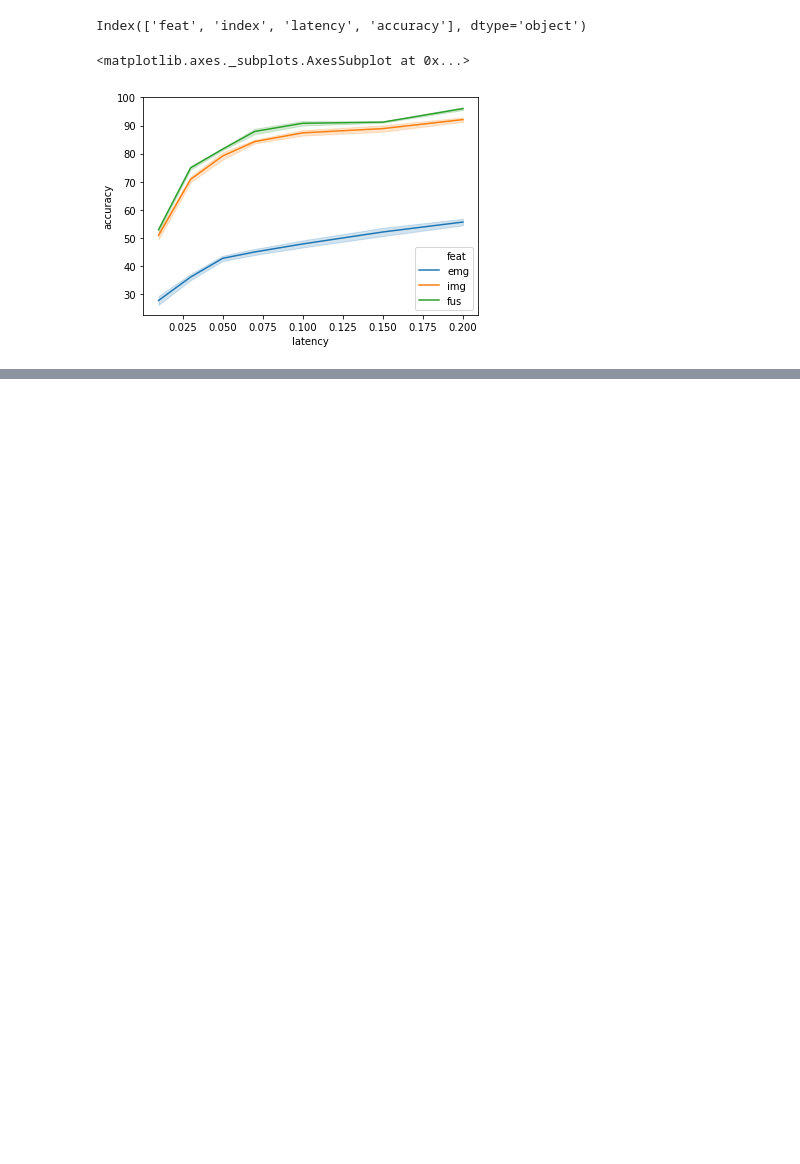
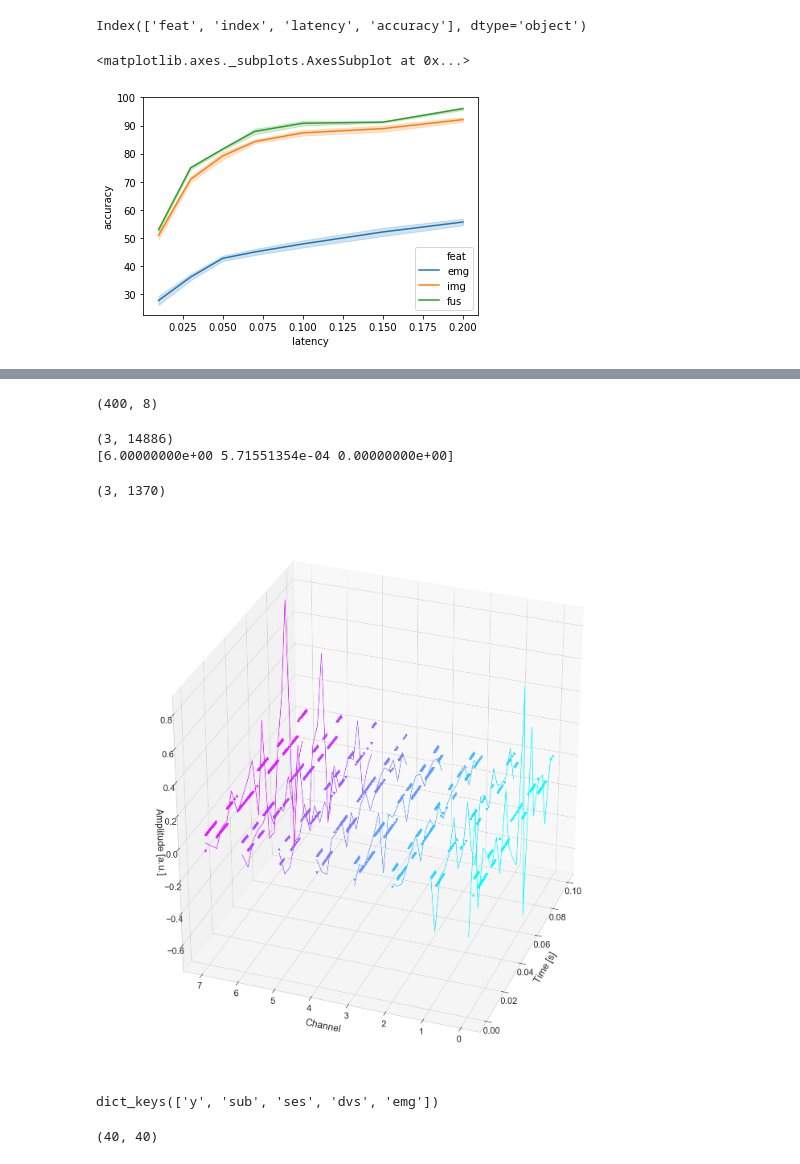
Before and after one commit to Enny1991/dvs_emg_fusion, a Jupyter notebook: plotting.ipynb, the cells around one changed output, grey strips where cells are left out. Drawn from its saved outputs; the diff is of its cells as text; code cells hidden in the pictures; blank space fills up the shorter version.

```diff
--- a/plotting.ipynb
+++ b/plotting.ipynb
@@ -147,0 +223,5 @@ plt.savefig('latency_accuracy_cnn_v1.pdf', transparent=True, bbox_to_inches='tig
+# %%
+data = pd.read_csv('./full_results_cross_latency_v2.csv')
+data = data[data['frame_len'] == 0.2]
+print(data.groupby(['model', 'feat']).mean())
+print(data.groupby(['model', 'feat']).std())
@@ -147,0 +247,6 @@ plt.savefig('latency_accuracy_cnn_v1.pdf', transparent=True, bbox_to_inches='tig
+# %%
+from matplotlib import rc
+plt.rcParams.update({'font.size': 28})
+plt.rcParams['pdf.fonttype'] = 42
+plt.rcParams['ps.fonttype'] = 42
+rc('text', usetex=False)
@@ -147,0 +289,56 @@ plt.savefig('latency_accuracy_cnn_v1.pdf', transparent=True, bbox_to_inches='tig
+# %%
+a = subjects['subject13_session03'].trials['elle'][0]
+print(a.shape)
+a /= np.std(a)
+# %% [output]
+(400, 8)
+# %%
+b = data['emg'][27]
+print(b.shape)
+print(b[:, 10])
+# %% [output]
+(3, 14886)
+[6.00000000e+00 5.71551354e-04 0.00000000e+00]
+# %%
+import matplotlib.pyplot as plt
+from mpl_toolkits.mplot3d import Axes3D
+
+b = data['emg'][0]
+b = b[:, b[1] < 0.1]
+a = a[:20]
+print(b.shape)
+
+fig = plt.figure(figsize=(20, 20))
+ax = fig.add_subplot(111, projection='3d')
+
+for i in range(8):
+    c = b[:, b[0] == i]
+    ax.plot(c[1, c[2] == 0], c[0, c[2] == 0],  np.ones_like(c[0, c[2] == 0]) * 0.05, '^', c=[0.125 * i, 1-0.125 * i, 1])
+    ax.plot(c[1, c[2] == 1], c[0, c[2] == 1],  np.ones_like(c[0, c[2] == 1]) * -1 * 0.05, 'v', c=[0.125 * i, 1-0.125 * i, 1])
+
+#     ax.plot(c[1, c[2] == 0], np.ones_like(c[0, c[2] == 0]) * 8,  np.ones_like(c[0, c[2] == 0]) * np.max(a[:, i]), '^', c=[0.125 * i, 1-0.125 * i, 1])
+
+    ax.plot(np.arange(20) / 200, np.ones(20) * i,  a[:, i], '-', c=[0.125 * i, 1-0.125 * i, 1])
+
+#     ax.plot(np.arange(20) / 200, np.ones(20) * 8,  a[:, i], '-', c=[0.125 * i, 1-0.125 * i, 1])
+
+ax.view_init(30, 200)
+ax.set_xlabel("Time [s]")
+ax.set_ylabel("Channel")
+ax.set_zlabel("Amplitude [a.u.]")
+ax.xaxis.labelpad = 20
+ax.yaxis.labelpad = 20
+ax.zaxis.labelpad = 10
+
+plt.tight_layout()
+
+plt.savefig('emg_3d_v2.pdf', transparent=True, bbox_to_inches='tight')
+# %% [output]
+(3, 1370)
+[figure, added]
+# %%
+import pickle as pkl
+data = pkl.load(open('/Users/enea/Downloads/relax21_cropped_dvs_emg_spikes.pkl', 'rb'))
+print(data.keys())
+# %% [output]
+dict_keys(['y', 'sub', 'ses', 'dvs', 'emg'])
@@ -147,0 +352,11 @@ plt.savefig('latency_accuracy_cnn_v1.pdf', transparent=True, bbox_to_inches='tig
+# %%
+xx, yy = np.meshgrid(np.arange(40), np.arange(40))
+
+X =  xx
+Y =  yy
+
+data = create_frame(b[0][b[3] == 0],  b[1][b[3] == 0], dim=(40, 40))
+
+print(data.shape)
+# %% [output]
+(40, 40)
```
Also changed, not shown: parts of 14 cells of this notebook, 3 other files.
